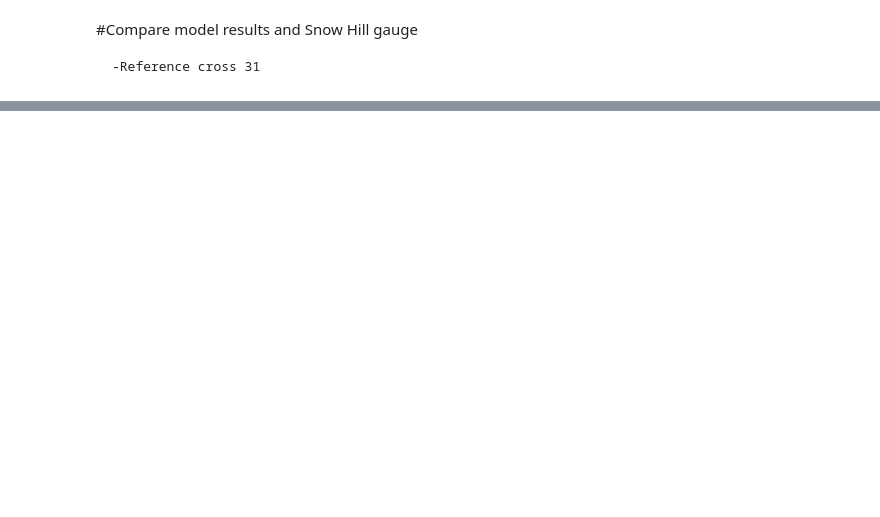
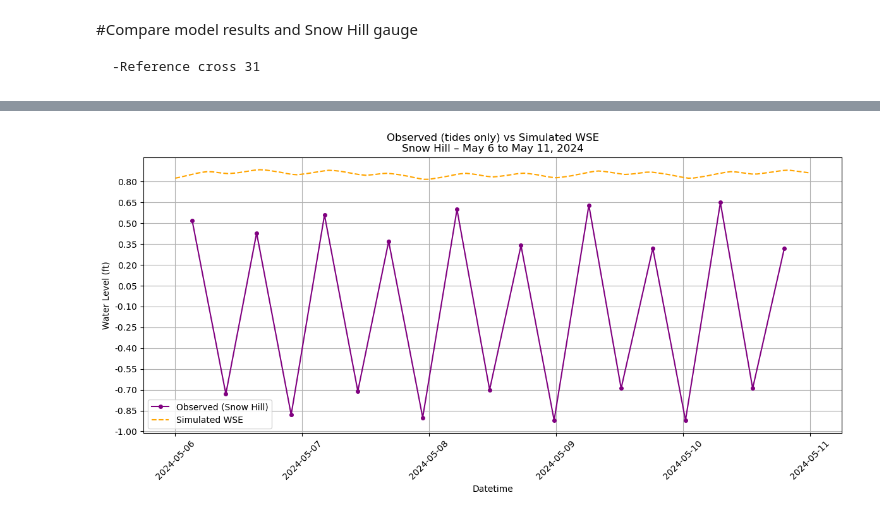
Before and after one commit to dianaveronez/Work, a Jupyter notebook: Cross - final.ipynb, the cells around one changed output, grey strips where cells are left out. Drawn from its saved outputs; the diff is of its cells as text; code cells hidden in the pictures; blank space fills up the shorter version.

```diff
--- a/Cross - final.ipynb
+++ b/Cross - final.ipynb
@@ -313,0 +267,53 @@ plt.show()
+# %%
+#Simulated x observed (snow hill)
+# === Load Excel files
+file_obs = r"C:\Github\Lab_work\Pocomoke\POCOMOKE_DEM\Depth_2024\Book_Snowhill.xlsx"
+file_sim = r"C:\Github\Lab_work\Pocomoke\POCOMOKE_DEM\Depth_2024\USGS_closesnowSEQ.xlsx" #Shallow Water Equations  (v5.p81)
+
+# === Read data ===
+df_obs = pd.read_excel(file_obs)
+df_sim = pd.read_excel(file_sim)
+
+# === Clean column names ===
+df_obs.columns = df_obs.columns.str.strip()
+df_sim.columns = df_sim.columns.str.strip()
+
+# === Create datetime columns ===
+df_obs['Datetime'] = pd.to_datetime(df_obs['Date'].astype(str) + ' ' + df_obs['Time'].astype(str))
+df_sim['Datetime'] = pd.to_datetime(df_sim['Datetime'])
+
+# === Filter date range: May 6–11, 2024 ===
+start_date = pd.to_datetime("2024-05-06")
+end_date = pd.to_datetime("2024-05-11")
+
+df_obs_filtered = df_obs[(df_obs['Datetime'] >= start_date) & (df_obs['Datetime'] <= end_date)]
+df_sim_filtered = df_sim[(df_sim['Datetime'] >= start_date) & (df_sim['Datetime'] <= end_date)]
+
+# === Plot overlay ===
+plt.figure(figsize=(12, 6))
+
+# Plot observed
+plt.plot(df_obs_filtered['Datetime'], df_obs_filtered['Tides_obs (ft)'],
+         label='Observed (Snow Hill)', color='purple', marker='o', markersize=4)
+
+# Plot simulated
+plt.plot(df_sim_filtered['Datetime'], df_sim_filtered['WSE (feet)'],
+         label='Simulated WSE', color='orange', linestyle='--')
+
+# === Custom Y-axis ticks: from -1.00 to 0.95 in 0.15 intervals ===
+yticks = np.arange(-1.00, 0.95, 0.15)
+plt.yticks(yticks, [f"{tick:.2f}" for tick in yticks])
+
+# === Plot formatting ===
+plt.title('Observed (tides only) vs Simulated WSE\nSnow Hill – May 6 to May 11, 2024')
+plt.xlabel('Datetime')
+plt.ylabel('Water Level (ft)')
+plt.xticks(rotation=45)
+plt.grid(True)
+plt.legend()
+plt.tight_layout()
+
+# === Show plot ===
+plt.show()
+# %% [output]
+[figure, added]
```
Also changed, not shown: parts of 6 cells of this notebook.
